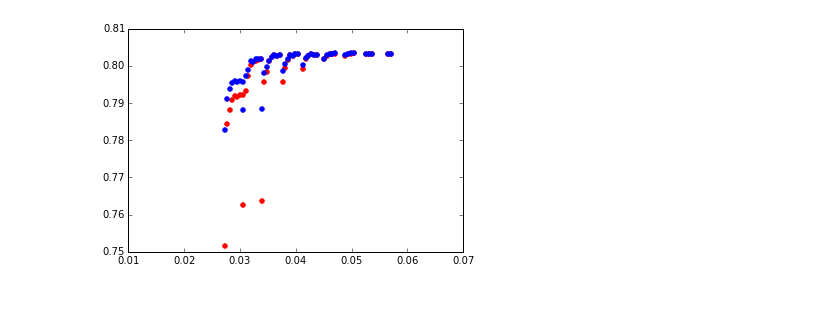
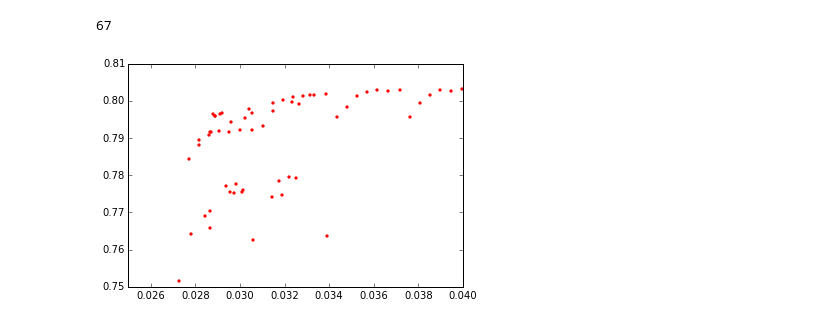
Before and after one commit to gaush123/NeuralCompression, a Jupyter notebook: 1_scripts/visulize/plot_kmeans_finetune_effect.ipynb, the cells around one changed output. Drawn from its saved outputs; the diff is of its cells as text; code cells hidden in the pictures.

```diff
--- a/1_scripts/visulize/plot_kmeans_finetune_effect.ipynb
+++ b/1_scripts/visulize/plot_kmeans_finetune_effect.ipynb
@@ -117,5 +265,5 @@ accu_before = np.array([ 0.01218
 # %%
-accuracy_after = np.array([ 0.07626
+accuracy_after = np.array([0.07626
 , 0.70526
 , 0.782761
 , 0.791041
@@ -168,11 +316,28 @@ accuracy_after = np.array([ 0.07626
 , 0.803121
 , 0.803282
 , 0.803121
-, 0.803161])
+, 0.803161
+, 0.791742
+, 0.796842
+, 0.791562
+, 0.795981
+, 0.795981
+, 0.796461
+, 0.796321
+, 0.784621
+, 0.793801
+, 0.796601
+, 0.798181
+, 0.797621
+, 0.798902])
+accuracy_after.size
+# %% [output]
+67
 # %%
 plt.ylim([0.75, 0.81])
-plt.scatter(compress_rate, accu_before, color='r')
-plt.scatter(compress_rate, accuracy_after, color='b')
+plt.xlim([0.025, 0.04])
+plt.scatter(compress_rate, accu_before, color='r',s=5)
+# plt.scatter(compress_rate, accuracy_after, color='b')
 plt.show()
 # %% [output]
-[figure, old version]
+[figure, new version]
```
Also changed, not shown: parts of 8 cells of this notebook, 12 other files.
